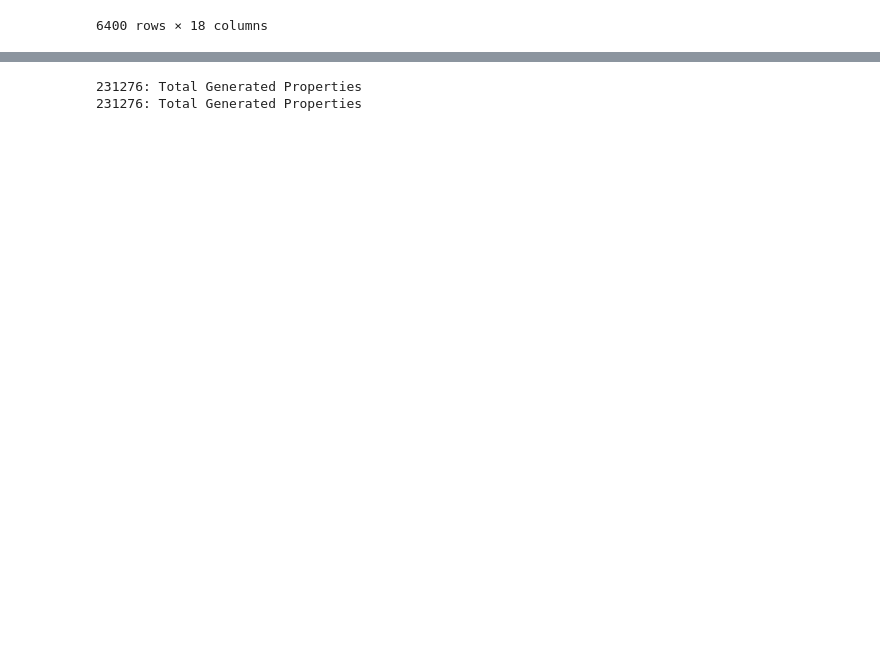
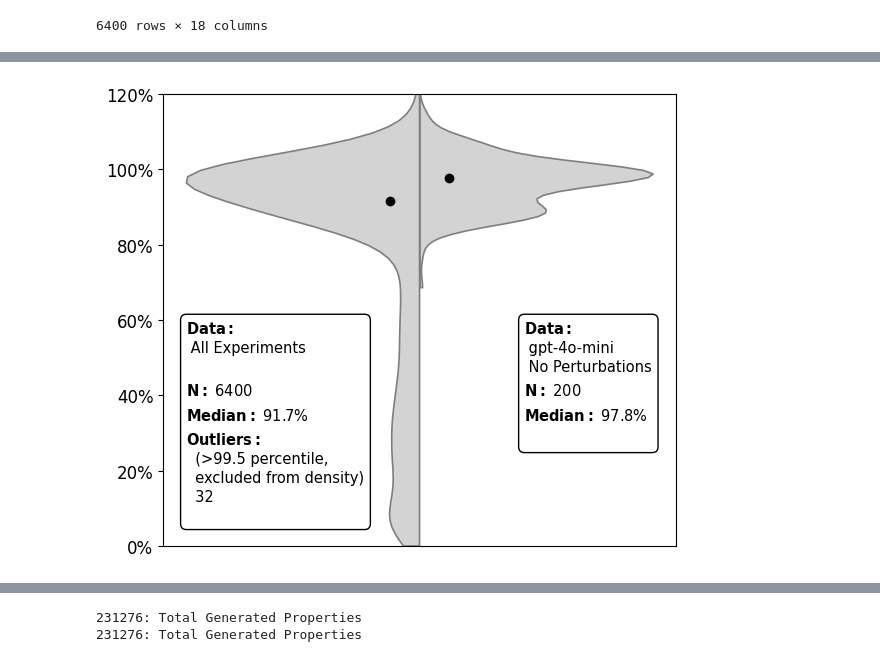
Before and after one commit to janek-gross/experiments, a Jupyter notebook: notebooks/4_Descriptive_Statistics.ipynb, the cells around one changed output, grey strips where cells are left out. Saved outputs shown, nothing was run; the diff lists cells and outputs as text; code cells hidden in the pictures; blank space fills up the shorter version.

```diff
--- a/notebooks/4_Descriptive_Statistics.ipynb
+++ b/notebooks/4_Descriptive_Statistics.ipynb
@@ -299,2 +305,89 @@ filtered_dfs['prompt'] = filter_and_concat(
+# %%
+# Remove outliers (>99.5th percentile based on each dataset)
+def trim_percentiles(data, lower=0.0, upper=99.5):
+    lb = np.percentile(data, lower)
+    ub = np.percentile(data, upper)
+    return data[(data >= lb) & (data <= ub)]
+
+model = 'gpt-4o-mini'
+property_ratios1 = filtered_dfs[model]['property_ratio']
+property_ratios2 = log_df['property_ratio']
+
+trimmed2 = property_ratios1 # no trimming needed
+trimmed1 = trim_percentiles(property_ratios2)
+
+# For plotting only (originals still used for stats)
+df_trimmed = pd.DataFrame({
+    'property_ratio': np.concatenate([trimmed1, trimmed2]),
+    'Model': ['gpt-4o-mini (No Perturbations)'] * len(trimmed1) +
+             ['All Experiments'] * len(trimmed2),
+    'SplitLabel': ['Both'] * (len(trimmed1) + len(trimmed2))
+})
+
+def describe_data(data, title, lower=0, upper=100):
+    lower_bound = np.percentile(data, lower)
+    upper_bound = np.percentile(data, upper)
+#    low_outliers = data[data < lower_bound]
+    high_outliers = data[data > upper_bound]
+    median_val = np.median(data)
+
+    legend_text = (r"$\mathbf{Data:}$"f'\n\n\n\n {title}\n\n\n\n\n'
+                   r"$\mathbf{N:}$"f' {len(data)}\n\n\n\n\n'
+                   r"$\mathbf{Median:}$"f' {median_val*100:.1f}%\n\n\n\n\n')
+    if len(high_outliers) > 0:
+        legend_text += (r"$\mathbf{Outliers:}$"f'\n\n\n\n'
+                   f'  (>99.5 percentile,\n\n\n\n'
+                   f'  excluded from density)\n\n\n\n'
+                   f'  {len(high_outliers)}\n\n\n\n'
+                   )
+    return legend_text, median_val, lower_bound, upper_bound
+
+# Calculate stats for annotations and y-limit
+desc1, med1, lb1, ub1 = describe_data(property_ratios1, f"{model}\n\n\n\n No Perturbations")
+desc2, med2, lb2, ub2 = describe_data(property_ratios2, "All Experiments\n\n\n\n", upper=99.5)
+
+y_min = min(lb1, lb2)
+y_max = max(ub1, ub2)
+
+# Plot
+fig, ax = plt.subplots(figsize=(6, 5))
+
+sns.violinplot(
+    data=df_trimmed,
+    x="SplitLabel",
+    y="property_ratio",
+    hue="Model",
+    split=True,
+    inner=None,
+    linewidth=1.2,
+    palette=["lightgray", "lightgray"],
+    cut=0,
+    ax=ax
+)
+
+# Add medians (original data)
+ax.plot(-0.05, med2, 'o', color='black', markersize=6, zorder=3)
+ax.plot(+0.05, med1, 'o', color='black', markersize=6, zorder=3)
+
+# Y-axis
+ax.set_ylim(0, 1.2)
+ax.set_ylabel("")
+ax.set_xlabel("")
+ax.set_xticks([])
+ax.yaxis.set_major_formatter(plt.FuncFormatter(lambda y, _: '{:.0f}%'.format(y * 100)))
+ax.tick_params(axis='y', labelsize=12)
+ax.legend_.remove()
+
+# Annotations
+ax.text(-0.4, y_min + 0.60, desc2, fontsize=10.5, va='top', ha='left', linespacing=0.15,
+        bbox=dict(boxstyle='round,pad=0.4', edgecolor='black', facecolor='white'))
+ax.text(0.18, y_min + 0.60, desc1, fontsize=10.5, va='top', ha='left', linespacing=0.15,
+        bbox=dict(boxstyle='round,pad=0.4', edgecolor='black', facecolor='white'))
+
+plt.tight_layout()
+plt.savefig('figure3.svg', dpi=300, bbox_inches='tight')
+plt.show()
+# %% [output]
+[figure, added]
 # %%
 # Remove outliers (>99.5th percentile based on each dataset)
```
Also changed, not shown: parts of 3 cells of this notebook, 2 other files.
